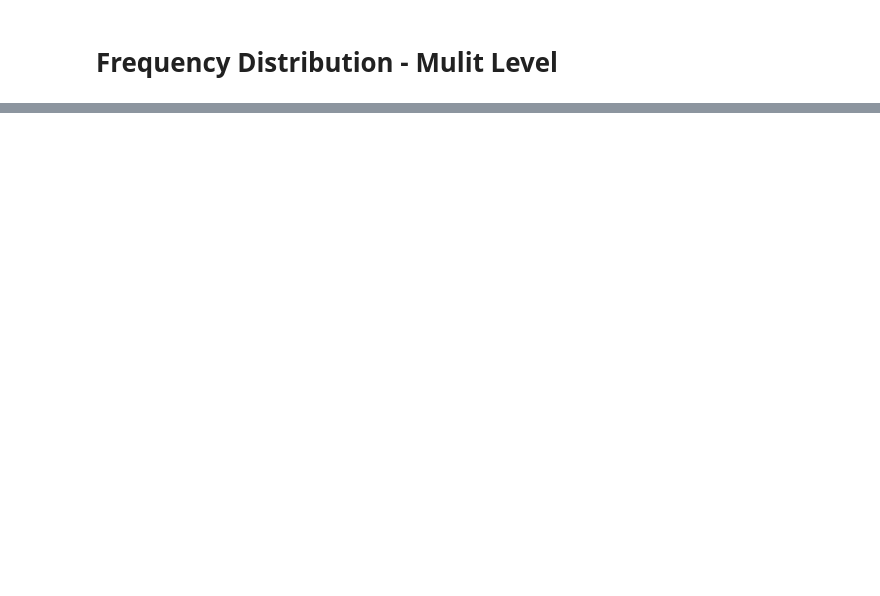
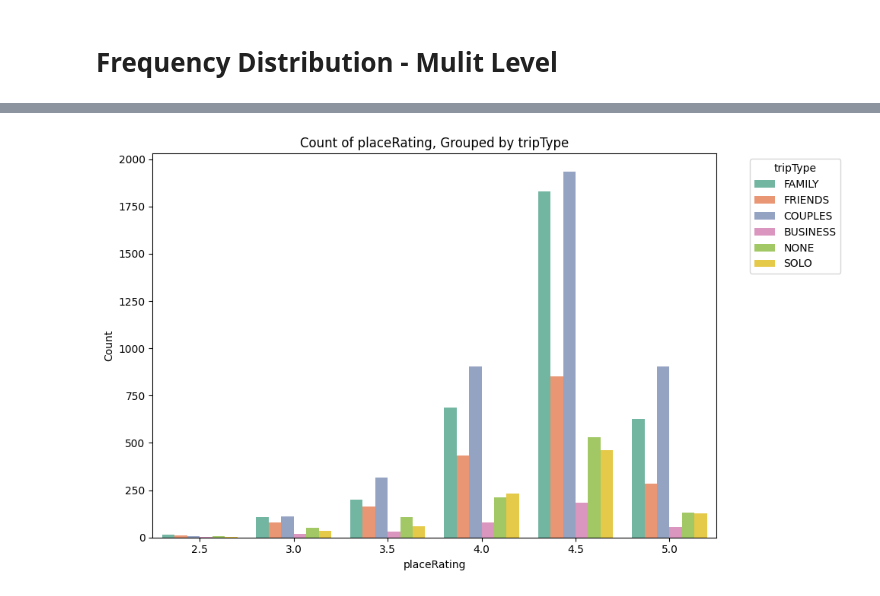
Before and after one commit to NotMishaal/TripAdvisor-Review-CW, a Jupyter notebook: task_1/EDA_on_cleaned_data.ipynb, the cells around one changed output, grey strips where cells are left out. Cells and saved outputs as stored; diff of their text form; code cells hidden in the pictures; blank space fills up the shorter version.

```diff
--- a/task_1/EDA_on_cleaned_data.ipynb
+++ b/task_1/EDA_on_cleaned_data.ipynb
@@ -246,0 +365,7 @@ histogram of user rating for each place
+# %%
+count_by_group(x_ax='placeRating',
+               group_by='tripType'
+
+)
+# %% [output]
+[figure, added]
```
Also changed, not shown: parts of 31 cells of this notebook.
